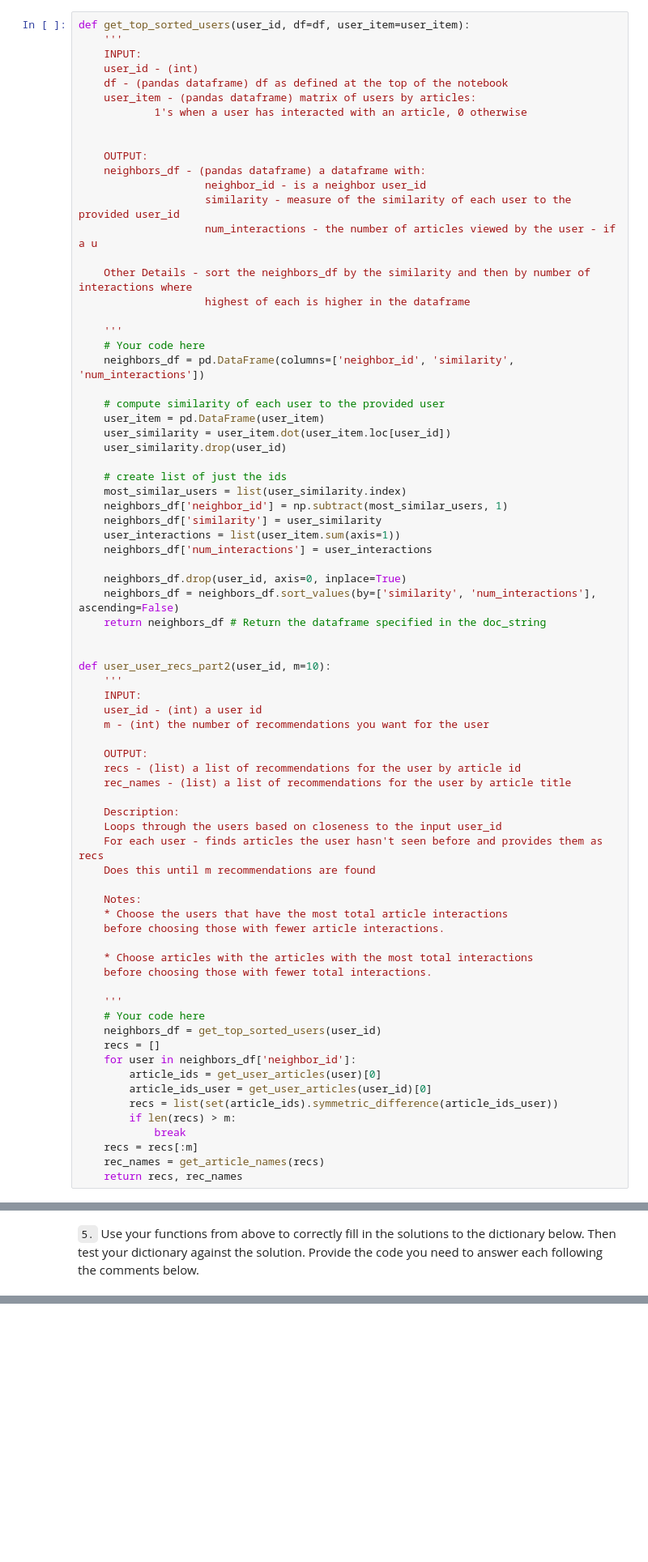
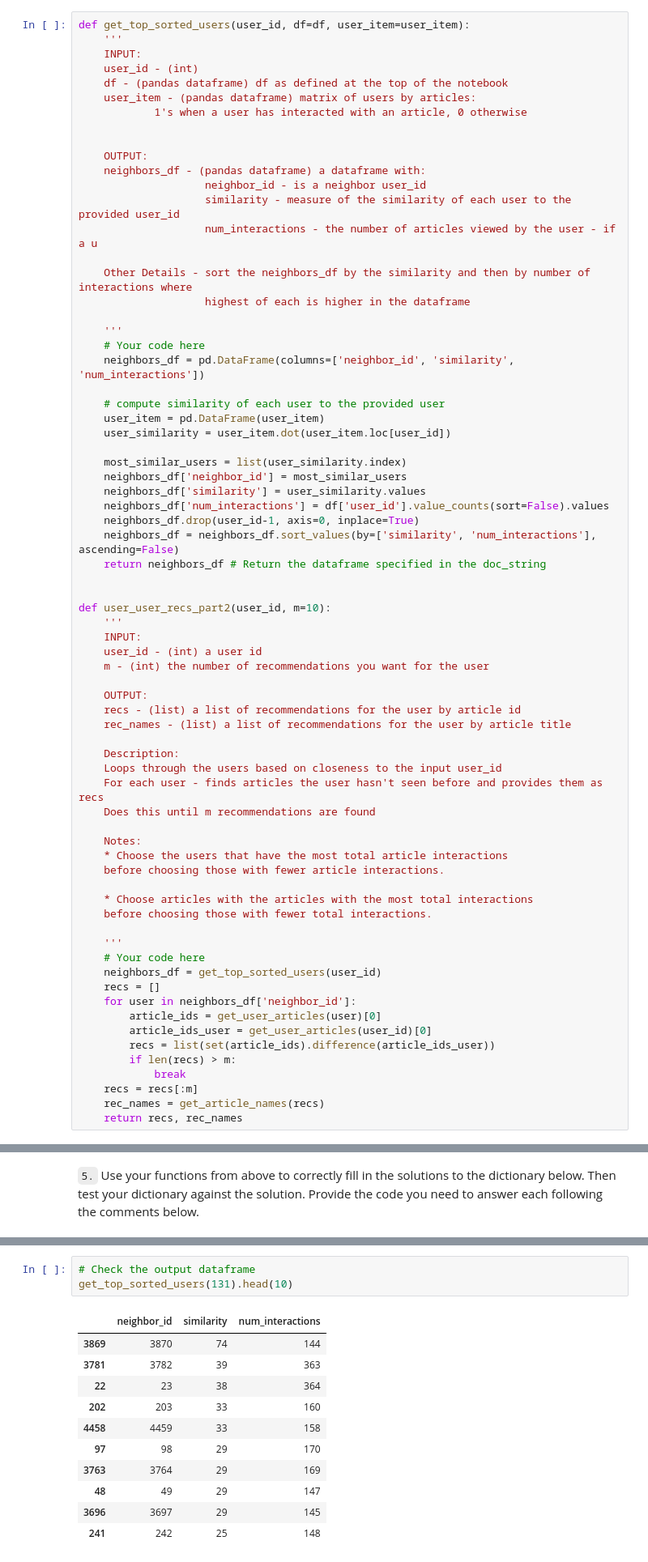
Before and after one commit to AlexJin0418/article-recommendation-system, a Jupyter notebook: Recommendations_with_IBM.ipynb, the cells around one changed output, grey strips where cells are left out. Shown at 81% size. Drawn from its saved outputs; the diff is of its cells as text; blank space fills up the shorter version.

```diff
--- a/Recommendations_with_IBM.ipynb
+++ b/Recommendations_with_IBM.ipynb
@@ -461,16 +464,12 @@ def get_top_sorted_users(user_id, df=df, user_item=user_item):
     # compute similarity of each user to the provided user
     user_item = pd.DataFrame(user_item)
     user_similarity = user_item.dot(user_item.loc[user_id])
-    user_similarity.drop(user_id)
 
-    # create list of just the ids
     most_similar_users = list(user_similarity.index)
-    neighbors_df['neighbor_id'] = np.subtract(most_similar_users, 1)
-    neighbors_df['similarity'] = user_similarity
-    user_interactions = list(user_item.sum(axis=1))
-    neighbors_df['num_interactions'] = user_interactions
-
-    neighbors_df.drop(user_id, axis=0, inplace=True)
+    neighbors_df['neighbor_id'] = most_similar_users
+    neighbors_df['similarity'] = user_similarity.values
+    neighbors_df['num_interactions'] = df['user_id'].value_counts(sort=False).values
+    neighbors_df.drop(user_id-1, axis=0, inplace=True)
     neighbors_df = neighbors_df.sort_values(by=['similarity', 'num_interactions'], ascending=False)
     return neighbors_df # Return the dataframe specified in the doc_string
 
@@ -504,7 +503,7 @@ def user_user_recs_part2(user_id, m=10):
     for user in neighbors_df['neighbor_id']:
         article_ids = get_user_articles(user)[0]
         article_ids_user = get_user_articles(user_id)[0]
-        recs = list(set(article_ids).symmetric_difference(article_ids_user))
+        recs = list(set(article_ids).difference(article_ids_user))
         if len(recs) > m:
             break
     recs = recs[:m]
@@ -548,3 +540,18 @@ sol_5_dict = {
+# %%
+# Check the output dataframe
+get_top_sorted_users(131).head(10)
+# %% [output]
+|  | neighbor_id | similarity | num_interactions |
+| 3869 | 3870 | 74 | 144 |
+| 3781 | 3782 | 39 | 363 |
+| 22 | 23 | 38 | 364 |
+| 202 | 203 | 33 | 160 |
+| 4458 | 4459 | 33 | 158 |
+| 97 | 98 | 29 | 170 |
+| 3763 | 3764 | 29 | 169 |
+| 48 | 49 | 29 | 147 |
+| 3696 | 3697 | 29 | 145 |
+| 241 | 242 | 25 | 148 |
 # %%
 ## Dictionary Test Here
 sol_5_dict = {
```
Also changed, not shown: parts of 14 cells of this notebook.
